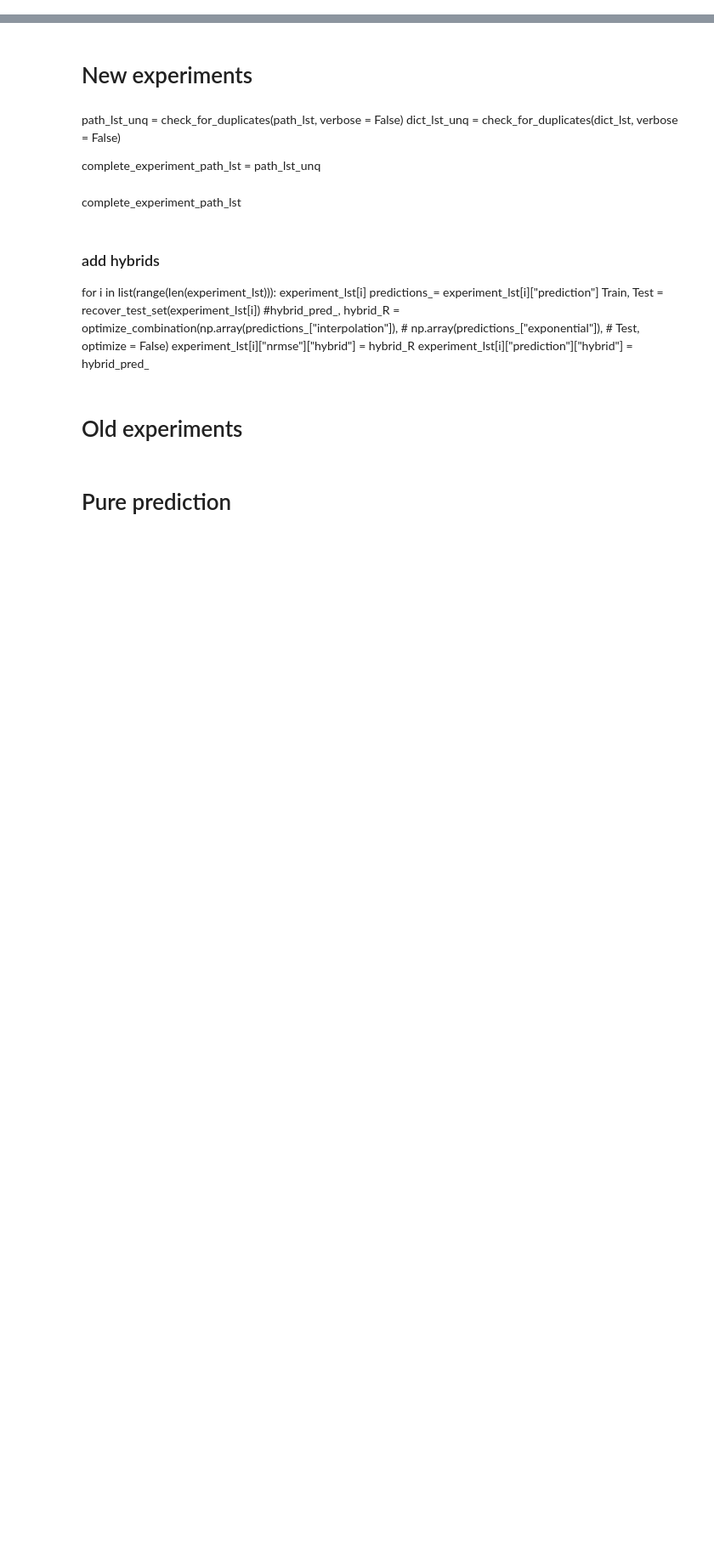
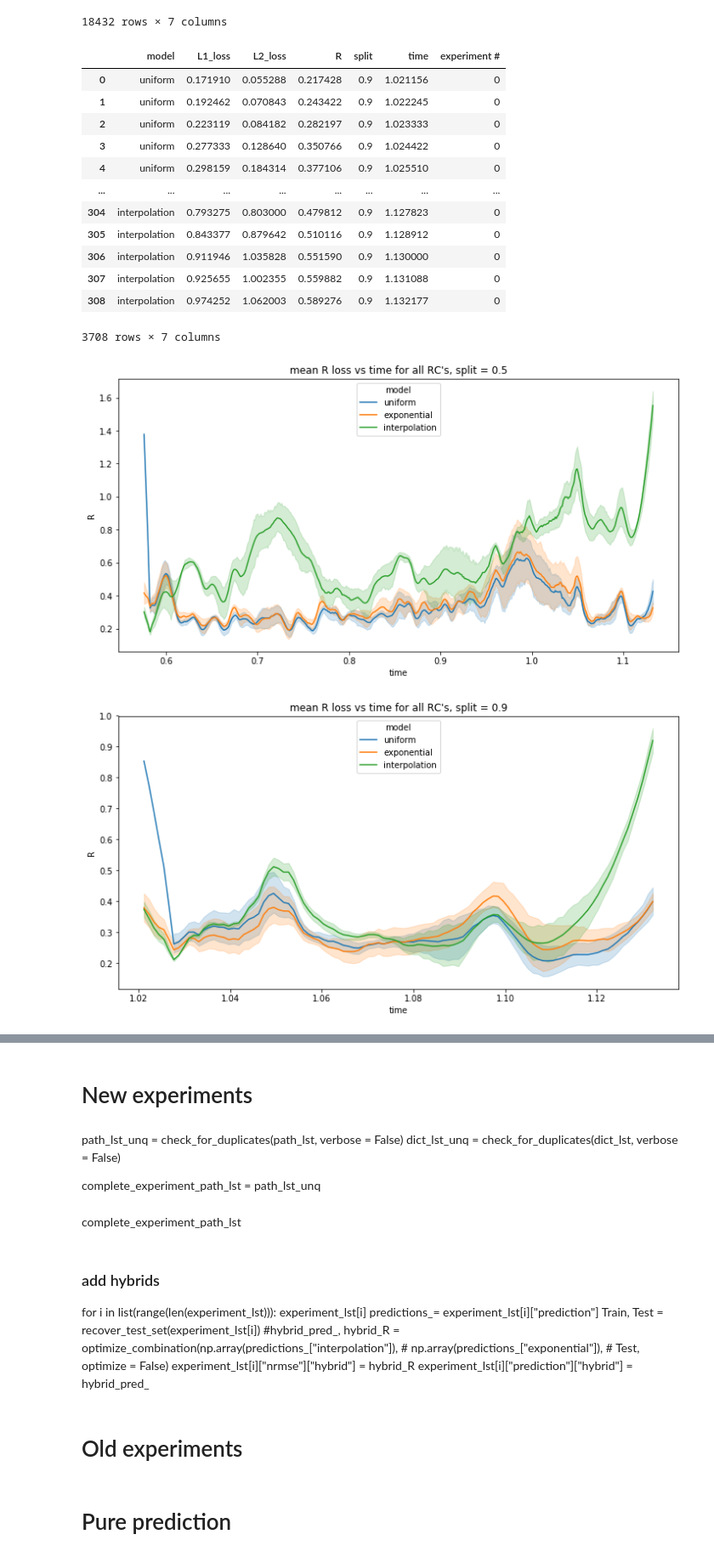
Before and after one commit to blindedjoy/Reservoir, a Jupyter notebook: MARIOS/Analysis.ipynb, the cells around one changed output, grey strips where cells are left out. Shown: that part at 85% size. Drawn from its saved outputs; the diff is of its cells as text; code cells hidden in the pictures; blank space fills up the shorter version.

```diff
--- a/MARIOS/Analysis.ipynb
+++ b/MARIOS/Analysis.ipynb
@@ -11,0 +28,7 @@ publish_path_list = glob.glob('experiment_results/publish/*/*.txt')
+# %%
+medium_blindIp = EchoStateAnalysis(medium_path_list, ip_use_observers = False)
+#medium_blindIp.make_R_barplots()
+medium_blindIp.build_loss_df()
+medium_blindIp.loss_plot(rolling = 7, split = 0.5)
+medium_blindIp.loss_plot(rolling = 7, split = 0.9)
+# %% [output]
@@ -11,0 +67,16 @@ publish_path_list = glob.glob('experiment_results/publish/*/*.txt')
+18432 rows × 7 columns
+|  | model | L1_loss | L2_loss | R | split | time | experiment # |
+| 0 | uniform | 0.171910 | 0.055288 | 0.217428 | 0.9 | 1.021156 | 0 |
+| 1 | uniform | 0.192462 | 0.070843 | 0.243422 | 0.9 | 1.022245 | 0 |
+| 2 | uniform | 0.223119 | 0.084182 | 0.282197 | 0.9 | 1.023333 | 0 |
+| 3 | uniform | 0.277333 | 0.128640 | 0.350766 | 0.9 | 1.024422 | 0 |
+| 4 | uniform | 0.298159 | 0.184314 | 0.377106 | 0.9 | 1.025510 | 0 |
+| ... | ... | ... | ... | ... | ... | ... | ... |
+| 304 | interpolation | 0.793275 | 0.803000 | 0.479812 | 0.9 | 1.127823 | 0 |
+| 305 | interpolation | 0.843377 | 0.879642 | 0.510116 | 0.9 | 1.128912 | 0 |
+| 306 | interpolation | 0.911946 | 1.035828 | 0.551590 | 0.9 | 1.130000 | 0 |
+| 307 | interpolation | 0.925655 | 1.002355 | 0.559882 | 0.9 | 1.131088 | 0 |
+| 308 | interpolation | 0.974252 | 1.062003 | 0.589276 | 0.9 | 1.132177 | 0 |
+3708 rows × 7 columns
+[figure, added]
+[figure, added]
```
Also changed, not shown: parts of 20 cells of this notebook, 2 other files.
